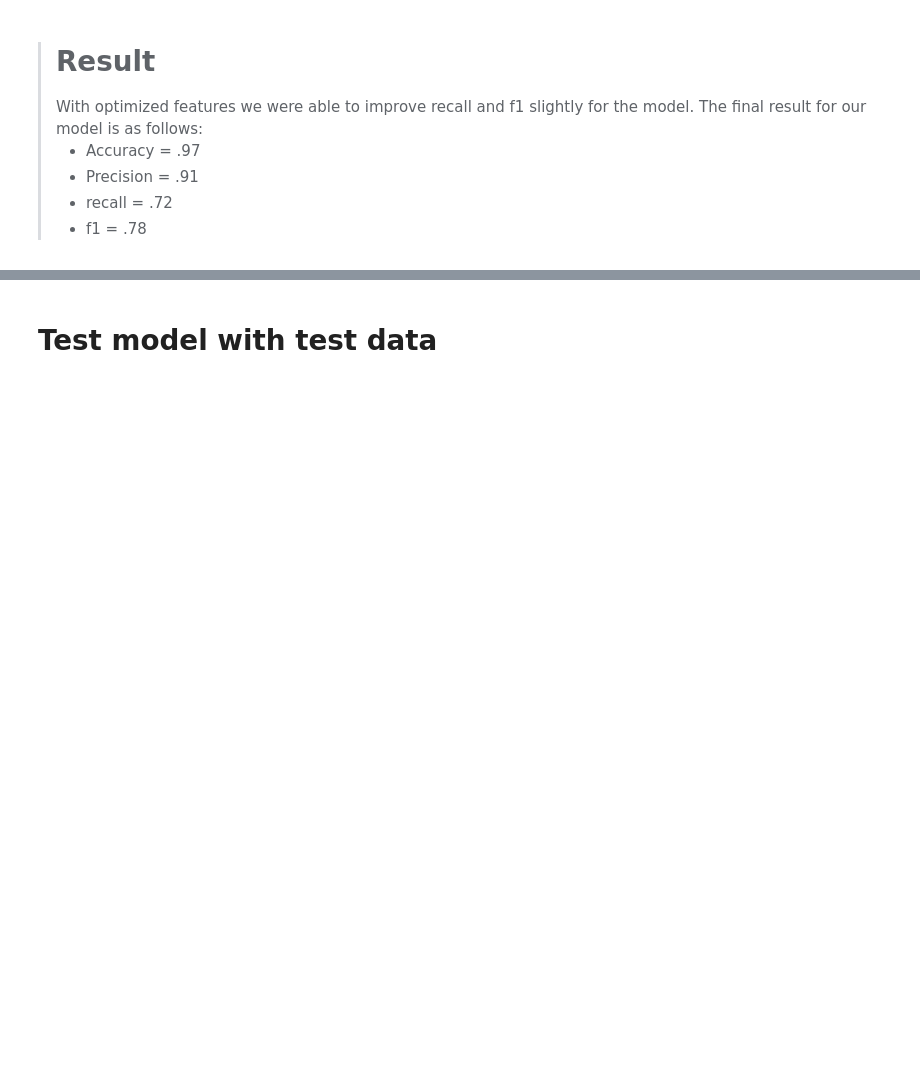
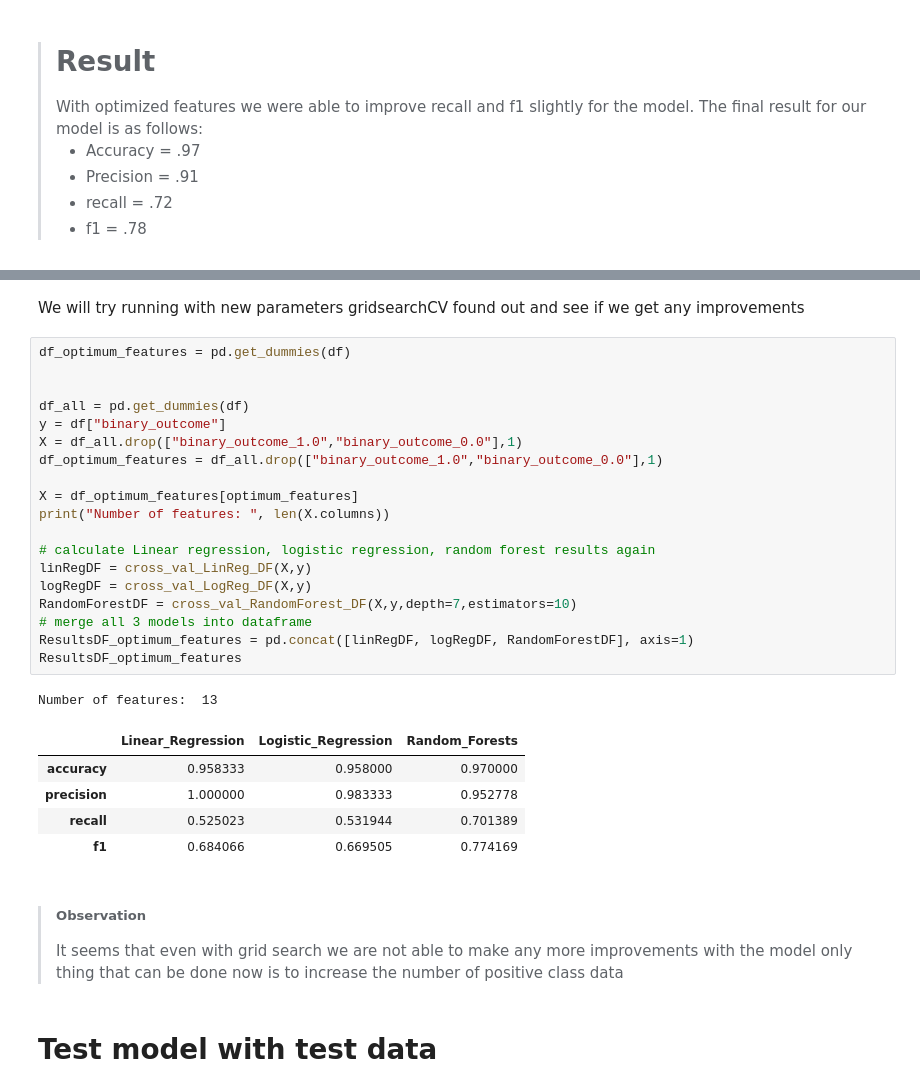
Before and after one commit to sachsom95/data_analytics_animal_shelter, a Jupyter notebook: homework2.ipynb, the cells around one changed output, grey strips where cells are left out. Cells and saved outputs as stored; diff of their text form; blank space fills up the shorter version.

```diff
--- a/homework2.ipynb
+++ b/homework2.ipynb
@@ -2915,3 +2962,33 @@ Number of features:  13
+# %% [markdown]
+We will try running with new parameters gridsearchCV found out and see if we get any improvements
+# %%
+df_optimum_features = pd.get_dummies(df)
+
+
+df_all = pd.get_dummies(df)
+y = df["binary_outcome"]
+X = df_all.drop(["binary_outcome_1.0","binary_outcome_0.0"],1)
+df_optimum_features = df_all.drop(["binary_outcome_1.0","binary_outcome_0.0"],1)
+
+X = df_optimum_features[optimum_features]
+print("Number of features: ", len(X.columns))
+
+# calculate Linear regression, logistic regression, random forest results again
+linRegDF = cross_val_LinReg_DF(X,y)
+logRegDF = cross_val_LogReg_DF(X,y)
+RandomForestDF = cross_val_RandomForest_DF(X,y,depth=7,estimators=10)
+# merge all 3 models into dataframe
+ResultsDF_optimum_features = pd.concat([linRegDF, logRegDF, RandomForestDF], axis=1)
+ResultsDF_optimum_features
+# %% [output]
+Number of features:  13
+|  | Linear_Regression | Logistic_Regression | Random_Forests |
+| accuracy | 0.958333 | 0.958000 | 0.970000 |
+| precision | 1.000000 | 0.983333 | 0.952778 |
+| recall | 0.525023 | 0.531944 | 0.701389 |
+| f1 | 0.684066 | 0.669505 | 0.774169 |
+# %% [markdown]
+<blockquote> <h5>Observation</h5> It seems that even with grid search we are not able to make any more improvements with the model only thing that can be done now is to increase the number of positive class data</blockquote>
 # %% [markdown]
 # Test model with test data
 # %% [markdown]
```
Also changed, not shown: parts of 28 cells of this notebook.
